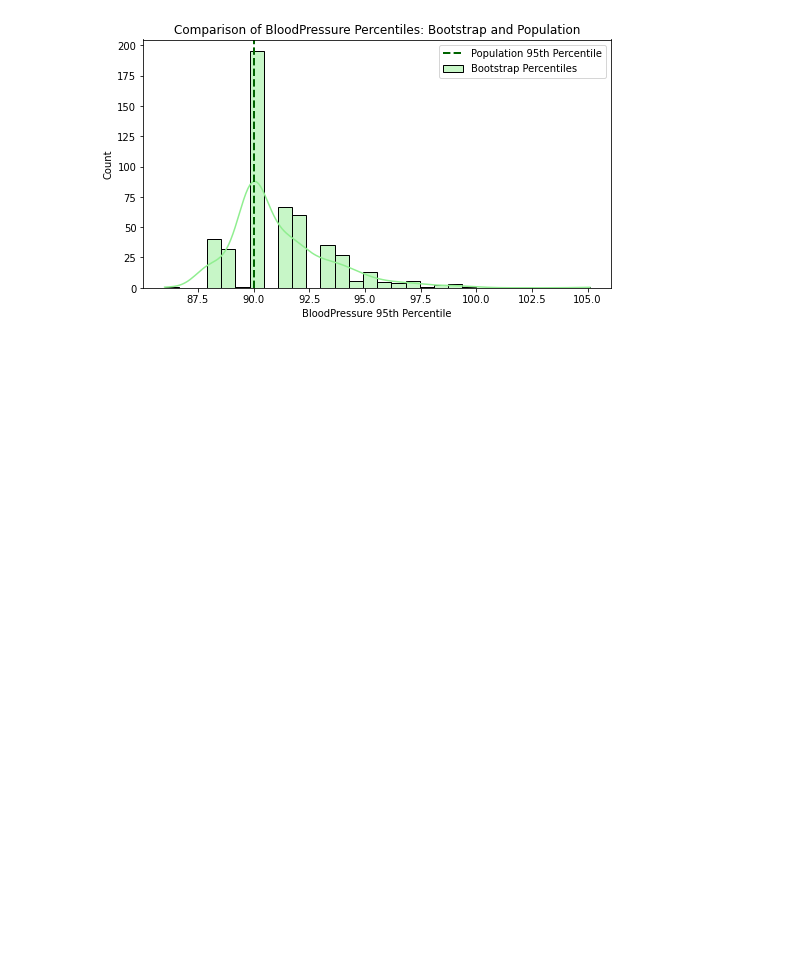
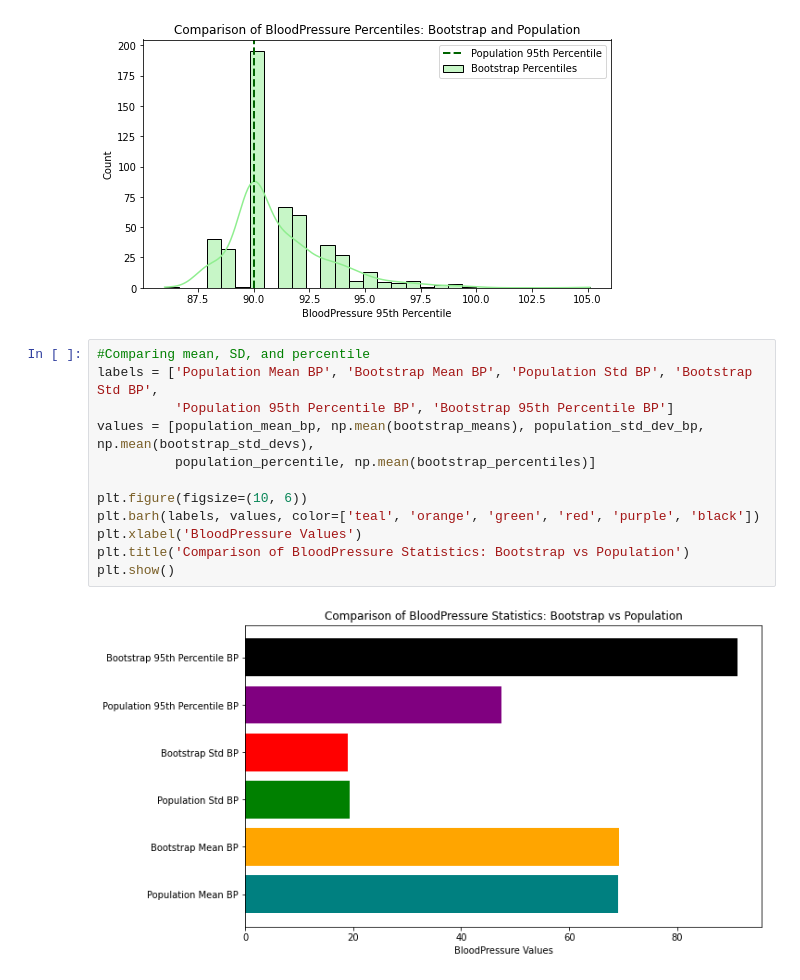
Before and after one commit to chandanareddy039/PDS_Assignment-3, a Jupyter notebook: Assignment3.ipynb, the cells around one changed output. Saved outputs shown, nothing was run; the diff lists cells and outputs as text; blank space fills up the shorter version.

```diff
--- a/Assignment3.ipynb
+++ b/Assignment3.ipynb
@@ -177,3 +180,17 @@ plt.legend()
 plt.tight_layout()
 # %% [output]
 [figure]
+# %%
+#Comparing mean, SD, and percentile
+labels = ['Population Mean BP', 'Bootstrap Mean BP', 'Population Std BP', 'Bootstrap Std BP',
+          'Population 95th Percentile BP', 'Bootstrap 95th Percentile BP']
+values = [population_mean_bp, np.mean(bootstrap_means), population_std_dev_bp, np.mean(bootstrap_std_devs),
+          population_percentile, np.mean(bootstrap_percentiles)]
+
+plt.figure(figsize=(10, 6))
+plt.barh(labels, values, color=['teal', 'orange', 'green', 'red', 'purple', 'black'])
+plt.xlabel('BloodPressure Values')
+plt.title('Comparison of BloodPressure Statistics: Bootstrap vs Population')
+plt.show()
+# %% [output]
+[figure, added]
```
Also changed, not shown: parts of 2 cells of this notebook, 7 other files.
